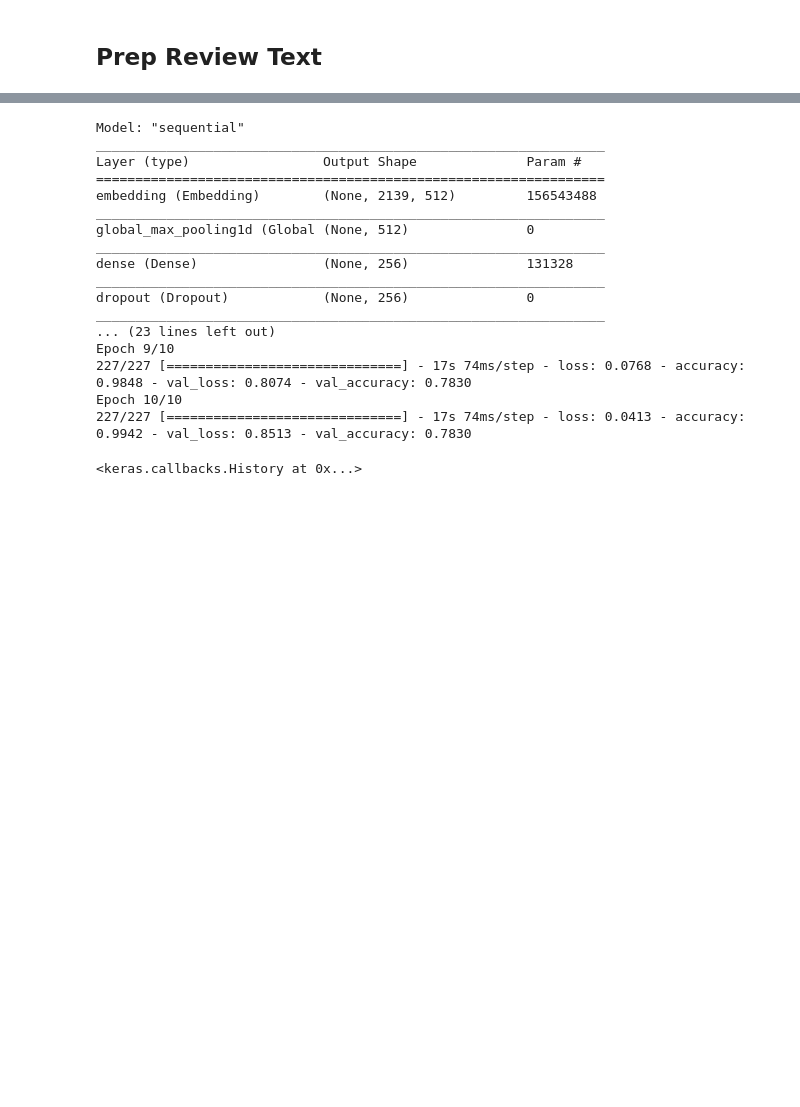
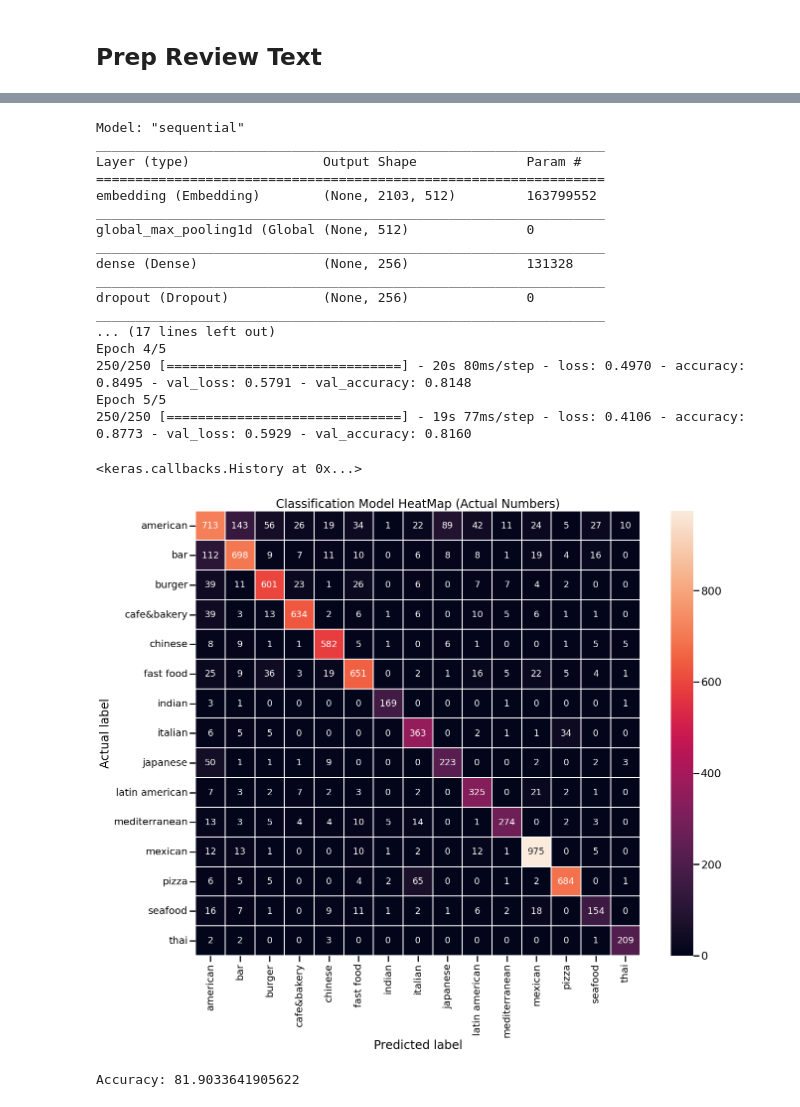
Before and after one commit to swami84/NLP_Text-Classification, a Jupyter notebook: notebooks/Rest Type Classification Model.ipynb, the cells around one changed output, grey strips where cells are left out. Cells and saved outputs as stored; diff of their text form; code cells hidden in the pictures; blank space fills up the shorter version.

Commit message:
Edited Notebooks and added 2 plots

```diff
--- a/notebooks/Rest Type Classification Model.ipynb
+++ b/notebooks/Rest Type Classification Model.ipynb
@@ -448,7 +463,9 @@ model.add(Embedding(input_dim=total_words,
 model.add(GlobalMaxPool1D())
 model.add(Dense(256, activation='relu'))
 model.add(Dropout(0.2))
-model.add(Dense(20, activation='softmax'))
+model.add(Dense(64, activation='relu'))
+model.add(Dropout(0.2))
+model.add(Dense(15, activation='softmax'))
 model.compile(optimizer='adam',
               loss='categorical_crossentropy',
               metrics=['accuracy'])
@@ -462,14 +479,14 @@ model_checkpoint_callback = ModelCheckpoint(
     mode='max',
     save_best_only=True)
 
-model.fit(x_train, y_train, validation_data= (x_val,y_val),batch_size = 128, epochs = 10,
+model.fit(x_train, y_train, validation_data= (x_val,y_val),batch_size = 128, epochs = 5,
           callbacks=[model_checkpoint_callback])
 # %% [output]
 Model: "sequential"
 _________________________________________________________________
 Layer (type)                 Output Shape              Param #
 =================================================================
-embedding (Embedding)        (None, 2139, 512)         156543488
+embedding (Embedding)        (None, 2103, 512)         163799552
 _________________________________________________________________
 global_max_pooling1d (Global (None, 512)               0
 _________________________________________________________________
@@ -477,11 +494,11 @@ dense (Dense)                (None, 256)               131328
 _________________________________________________________________
 dropout (Dropout)            (None, 256)               0
 _________________________________________________________________
-... (23 lines left out)
-Epoch 9/10
-227/227 [==============================] - 17s 74ms/step - loss: 0.0768 - accuracy: 0.9848 - val_loss: 0.8074 - val_accuracy: 0.7830
-Epoch 10/10
-227/227 [==============================] - 17s 74ms/step - loss: 0.0413 - accuracy: 0.9942 - val_loss: 0.8513 - val_accuracy: 0.7830
+... (17 lines left out)
+Epoch 4/5
+250/250 [==============================] - 20s 80ms/step - loss: 0.4970 - accuracy: 0.8495 - val_loss: 0.5791 - val_accuracy: 0.8148
+Epoch 5/5
+250/250 [==============================] - 19s 77ms/step - loss: 0.4106 - accuracy: 0.8773 - val_loss: 0.5929 - val_accuracy: 0.8160
 <keras.callbacks.History at 0x...>
 # %%
 pred_df = pd.DataFrame(model.predict(x_test, batch_size=128), columns = classes)
@@ -515,4 +532,18 @@ def plot_heatmap_mat(y_test,pred,classes,normalize=False ):
         plt.ylabel('Actual label')
         plt.xlabel('Predicted label')
         return plot
+# %%
+fig = plt.figure(figsize=(20,16))
+
+ax1 =  plot_heatmap_mat(y_tst,y_pred,normalize=False,classes = classes)
+ax1.title.set_text('Classification Model HeatMap (Actual Numbers)')
+
+plt.tight_layout()
+plt.savefig('../data/output/classification_heatmap_actual_numbers.png',format = 'png')
+
+plt.show()
+print('Accuracy: {}'.format(accuracy_score(y_tst,y_pred)*100))
+# %% [output]
+[figure, added]
+Accuracy: 81.9033641905622
 # %%
```
Also changed, not shown: parts of 27 cells of this notebook, 3 other files.
